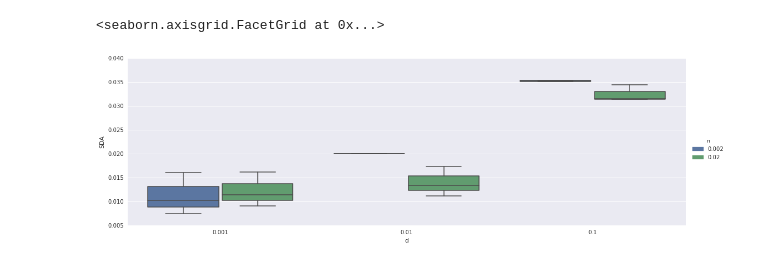
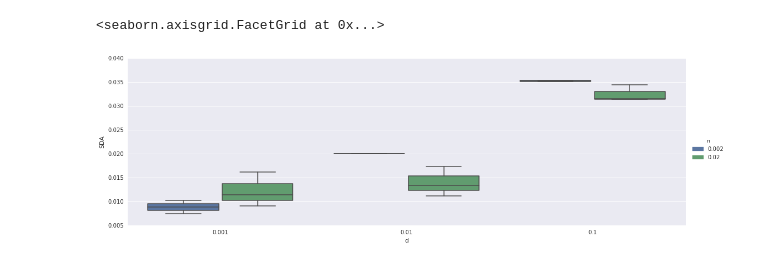
Before and after one commit to Mixpap/Gaia-Galaxy-ANN, a Jupyter notebook: Reports.ipynb, the cells around one changed output. Drawn from its saved outputs; the diff is of its cells as text; code cells hidden in the pictures.

```diff
--- a/Reports.ipynb
+++ b/Reports.ipynb
@@ -55,7 +52,7 @@ df1=df[df['File'] != 'i96o2h24n0.002d0.001c19t.res']
 # %%
-df2=df[df['n'] != 0.2]
+df1=df[df['n'] != 0.2]
 # %%
-seaborn.factorplot('d','SDA','n',df2,kind='box',aspect=3)
+seaborn.factorplot('d','SDA','n',df1,kind='box',aspect=3)
 # %% [output]
 <seaborn.axisgrid.FacetGrid at 0x...>
-[figure, old version]
+[figure, new version]
```
Also changed, not shown: parts of 7 cells of this notebook, 2 other files.
